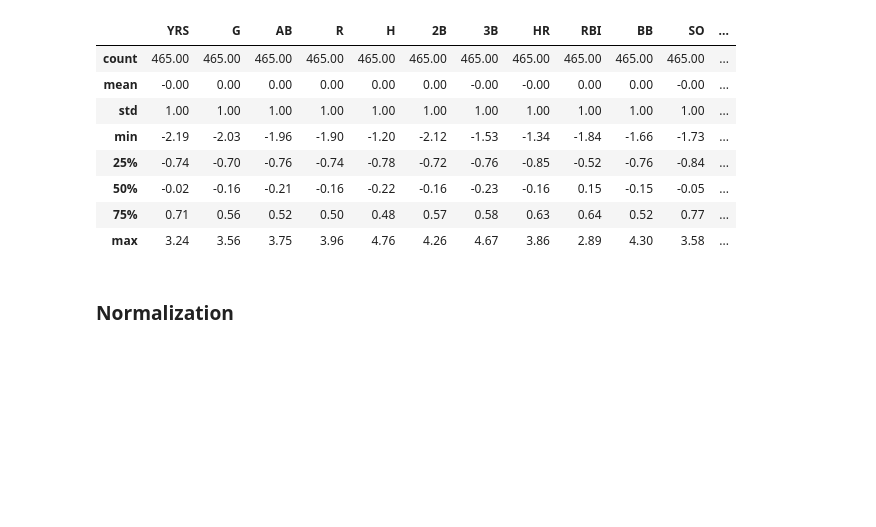
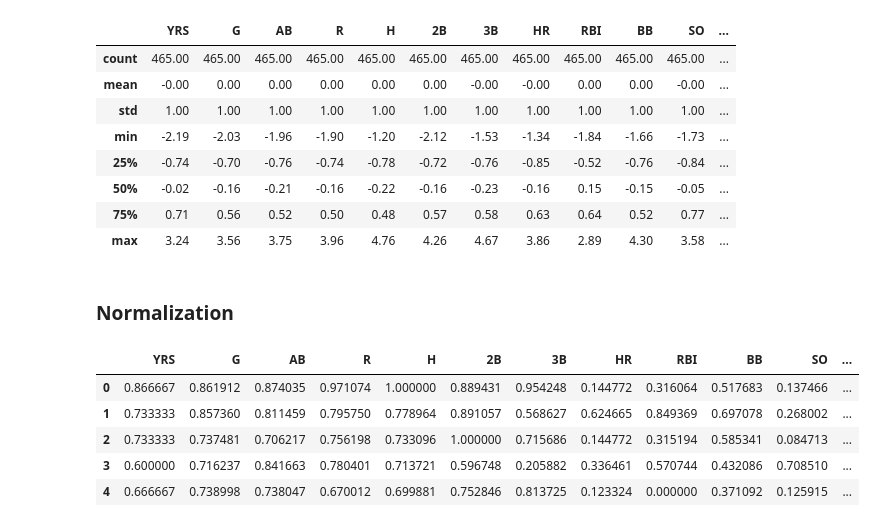
Before and after one commit to Shemnderitu/Traintestsplit, a Jupyter notebook: traintest.ipynb, the cells around one changed output. Saved outputs shown, nothing was run; the diff lists cells and outputs as text; code cells hidden in the pictures; blank space fills up the shorter version.

```diff
--- a/traintest.ipynb
+++ b/traintest.ipynb
@@ -193,0 +194,17 @@ X1 = df2.iloc[:, 0:13]
+# %%
+from sklearn.preprocessing import MinMaxScaler
+
+scaler2 = MinMaxScaler(feature_range=(0, 1))
+
+X2 = scaler2.fit_transform(X2)
+
+X2 = pd.DataFrame(X2, columns = df2.columns[0:13])
+
+X2.head()
+# %% [output]
+|  | YRS | G | AB | R | H | 2B | 3B | HR | RBI | BB | SO | ... |
+| 0 | 0.866667 | 0.861912 | 0.874035 | 0.971074 | 1.000000 | 0.889431 | 0.954248 | 0.144772 | 0.316064 | 0.517683 | 0.137466 | ... |
+| 1 | 0.733333 | 0.857360 | 0.811459 | 0.795750 | 0.778964 | 0.891057 | 0.568627 | 0.624665 | 0.849369 | 0.697078 | 0.268002 | ... |
+| 2 | 0.733333 | 0.737481 | 0.706217 | 0.756198 | 0.733096 | 1.000000 | 0.715686 | 0.144772 | 0.315194 | 0.585341 | 0.084713 | ... |
+| 3 | 0.600000 | 0.716237 | 0.841663 | 0.780401 | 0.713721 | 0.596748 | 0.205882 | 0.336461 | 0.570744 | 0.432086 | 0.708510 | ... |
+| 4 | 0.666667 | 0.738998 | 0.738047 | 0.670012 | 0.699881 | 0.752846 | 0.813725 | 0.123324 | 0.000000 | 0.371092 | 0.125915 | ... |
```
Also changed, not shown: parts of 2 cells of this notebook.
